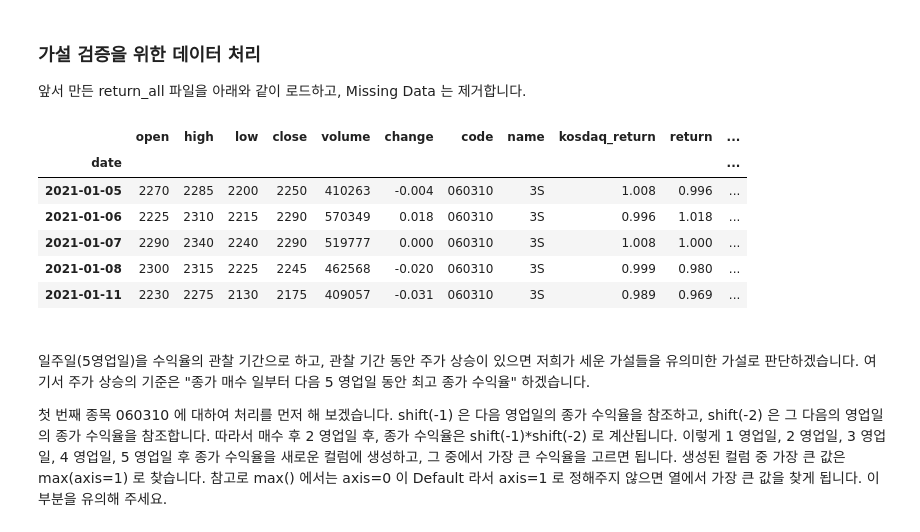
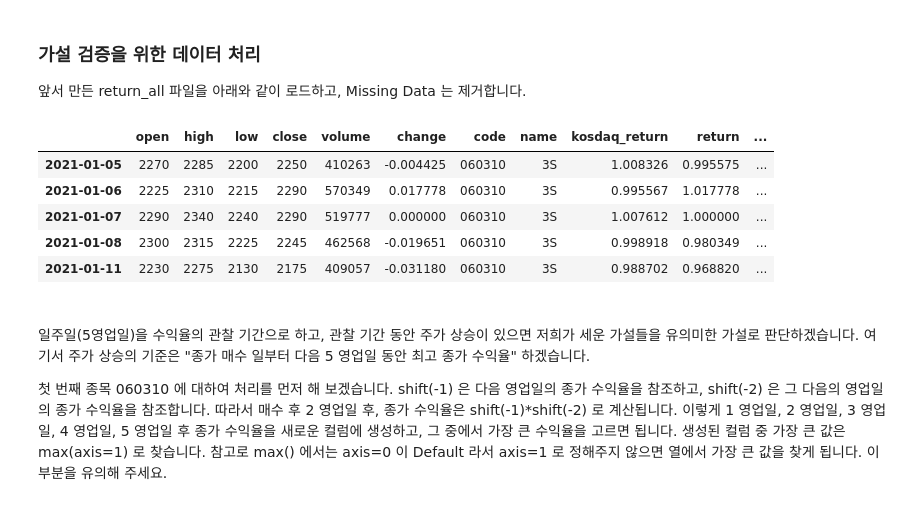
Before and after one commit to occam-KHS/JupyterBook, a Jupyter notebook: _build/jupyter_execute/chapter4/4.4.4_Data_Processing.ipynb, the cells around one changed output. Drawn from its saved outputs; the diff is of its cells as text; code cells hidden in the pictures.

```diff
--- a/_build/jupyter_execute/chapter4/4.4.4_Data_Processing.ipynb
+++ b/_build/jupyter_execute/chapter4/4.4.4_Data_Processing.ipynb
@@ -14,13 +16,12 @@ return_all = pd.read_pickle('return_all.pkl').dropna()
-# %%
-return_all.head()
-# %% [output]
-|  | open | high | low | close | volume | change | code | name | kosdaq_return | return | ... |
-| date |  |  |  |  |  |  |  |  |  |  | ... |
-| 2021-01-05 | 2270 | 2285 | 2200 | 2250 | 410263 | -0.004 | 060310 | 3S | 1.008 | 0.996 | ... |
-| 2021-01-06 | 2225 | 2310 | 2215 | 2290 | 570349 | 0.018 | 060310 | 3S | 0.996 | 1.018 | ... |
-| 2021-01-07 | 2290 | 2340 | 2240 | 2290 | 519777 | 0.000 | 060310 | 3S | 1.008 | 1.000 | ... |
-| 2021-01-08 | 2300 | 2315 | 2225 | 2245 | 462568 | -0.020 | 060310 | 3S | 0.999 | 0.980 | ... |
-| 2021-01-11 | 2230 | 2275 | 2130 | 2175 | 409057 | -0.031 | 060310 | 3S | 0.989 | 0.969 | ... |
+# %%
+return_all.head().style.set_table_attributes('style="font-size: 10px"')
+# %% [output]
+|  | open | high | low | close | volume | change | code | name | kosdaq_return | return | ... |
+| 2021-01-05 | 2270 | 2285 | 2200 | 2250 | 410263 | -0.004425 | 060310 | 3S | 1.008326 | 0.995575 | ... |
+| 2021-01-06 | 2225 | 2310 | 2215 | 2290 | 570349 | 0.017778 | 060310 | 3S | 0.995567 | 1.017778 | ... |
+| 2021-01-07 | 2290 | 2340 | 2240 | 2290 | 519777 | 0.000000 | 060310 | 3S | 1.007612 | 1.000000 | ... |
+| 2021-01-08 | 2300 | 2315 | 2225 | 2245 | 462568 | -0.019651 | 060310 | 3S | 0.998918 | 0.980349 | ... |
+| 2021-01-11 | 2230 | 2275 | 2130 | 2175 | 409057 | -0.031180 | 060310 | 3S | 0.988702 | 0.968820 | ... |
 # %% [markdown]
 <br>일주일(5영업일)을 수익율의 관찰 기간으로 하고, 관찰 기간 동안 주가 상승이 있으면 저희가 세운 가설들을 유의미한 가설로 판단하겠습니다. 여기서 주가 상승의 기준은  "종가 매수 일부터 다음 5 영업일 동안 최고 종가 수익율" 하겠습니다.
 
```
Also changed, not shown: parts of 13 cells of this notebook, 53 other files.
